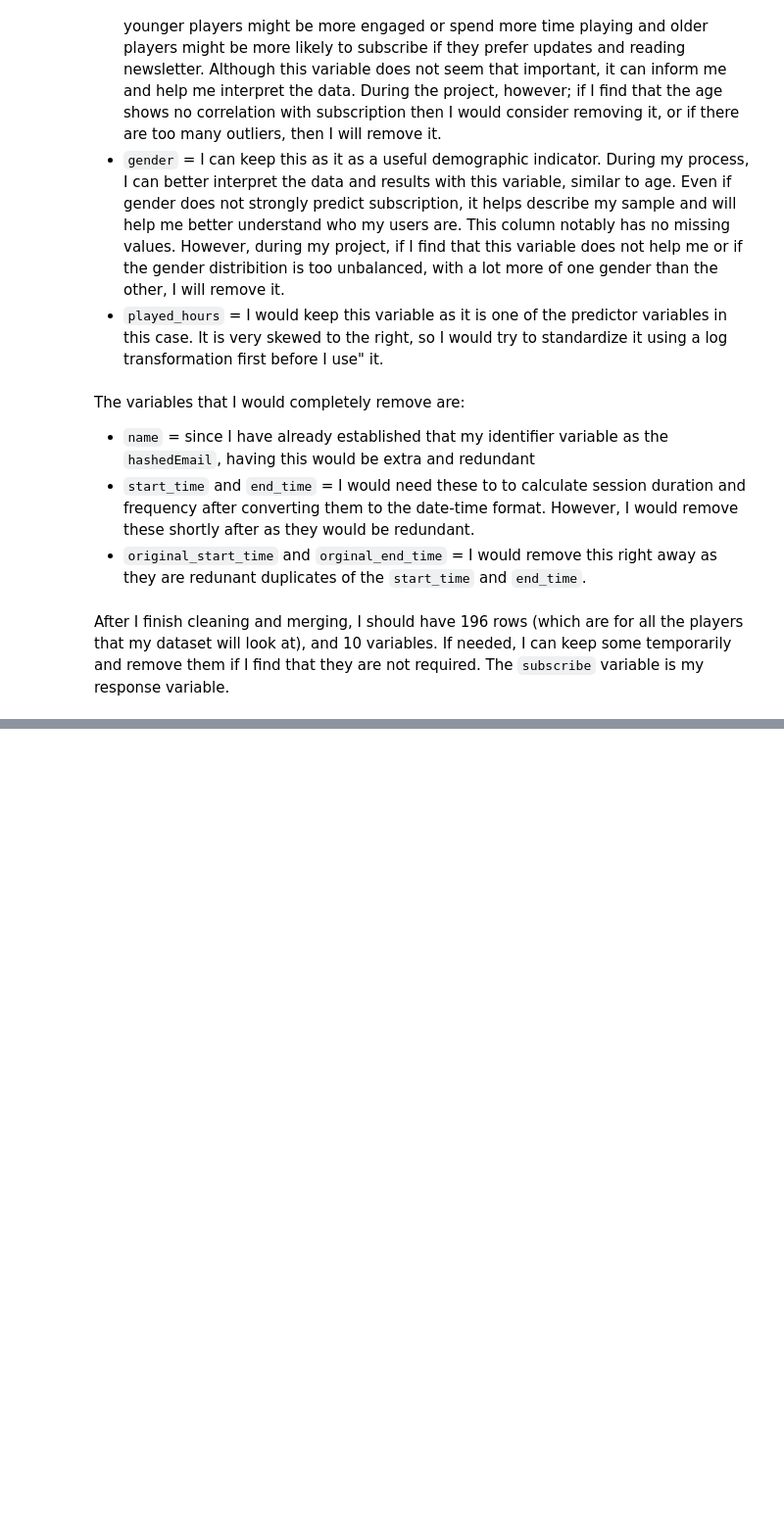
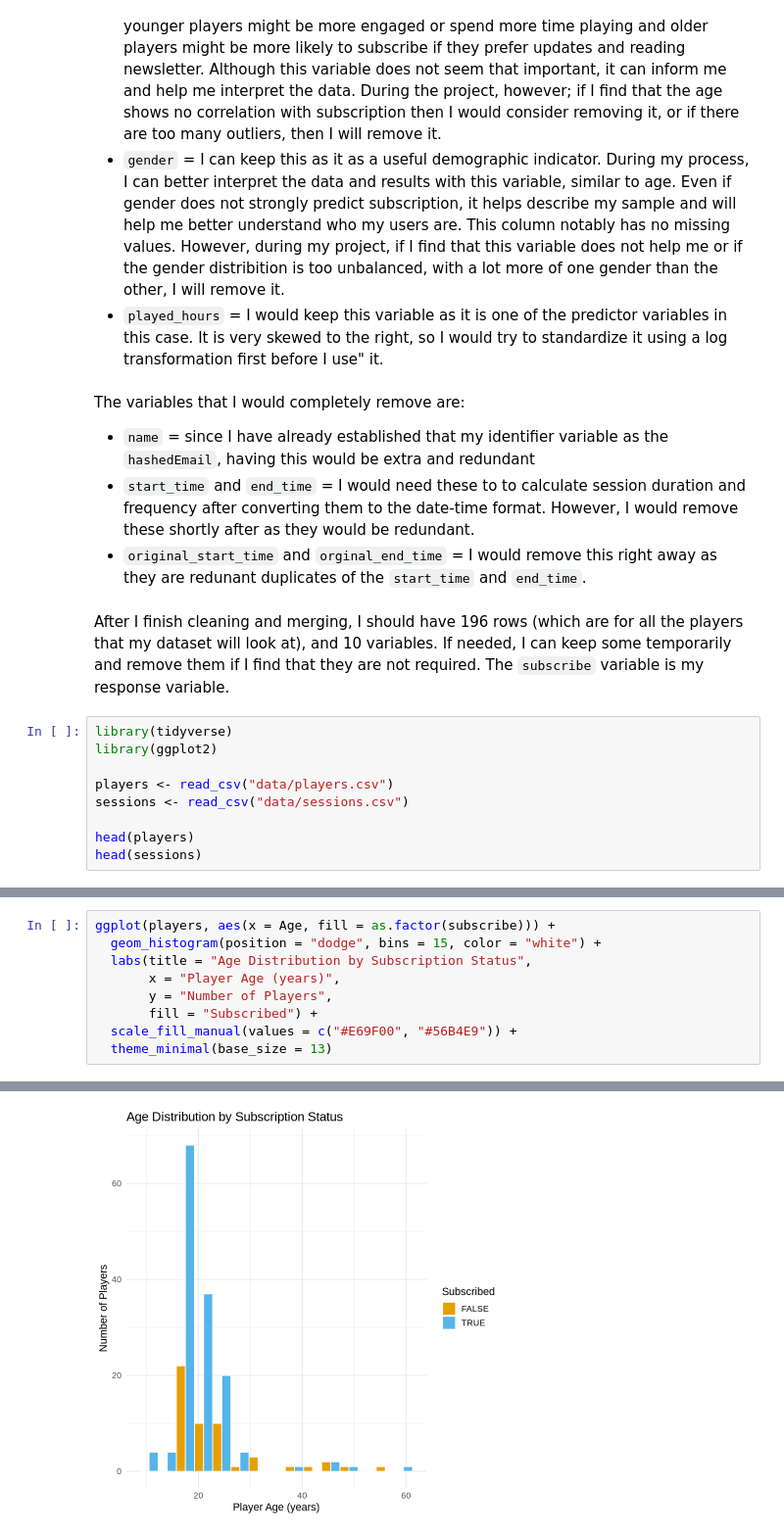
Before and after one commit to ihuang11/dsci100-project, a Jupyter notebook: Individual Project Planning Proposal.ipynb, the cells around one changed output, grey strips where cells are left out. Shown at 98% size. Saved outputs shown, nothing was run; the diff lists cells and outputs as text; blank space fills up the shorter version.

```diff
--- a/Individual Project Planning Proposal.ipynb
+++ b/Individual Project Planning Proposal.ipynb
@@ -116,3 +116,12 @@ The variables that I would completely remove are:
 - `original_start_time` and `orginal_end_time` = I would remove this right away as they are redunant duplicates of the `start_time` and `end_time`.
 # %% [markdown]
 After I finish cleaning and merging, I should have 196 rows (which are for all the players that my dataset will look at), and 10 variables. If needed, I can keep some temporarily and remove them if I find that they are not required. The `subscribe` variable is my response variable.
+# %%
+library(tidyverse)
+library(ggplot2)
+
+players <- read_csv("data/players.csv")
+sessions <- read_csv("data/sessions.csv")
+
+head(players)
+head(sessions)
@@ -118,0 +242,10 @@ After I finish cleaning and merging, I should have 196 rows (which are for all t
+# %%
+ggplot(players, aes(x = Age, fill = as.factor(subscribe))) +
+  geom_histogram(position = "dodge", bins = 15, color = "white") +
+  labs(title = "Age Distribution by Subscription Status",
+       x = "Player Age (years)",
+       y = "Number of Players",
+       fill = "Subscribed") +
+  scale_fill_manual(values = c("#E69F00", "#56B4E9")) +
+  theme_minimal(base_size = 13)
+# %% [output]
@@ -118,0 +254 @@ After I finish cleaning and merging, I should have 196 rows (which are for all t
+[figure, added]
```
Also changed, not shown: parts of 15 cells of this notebook.
